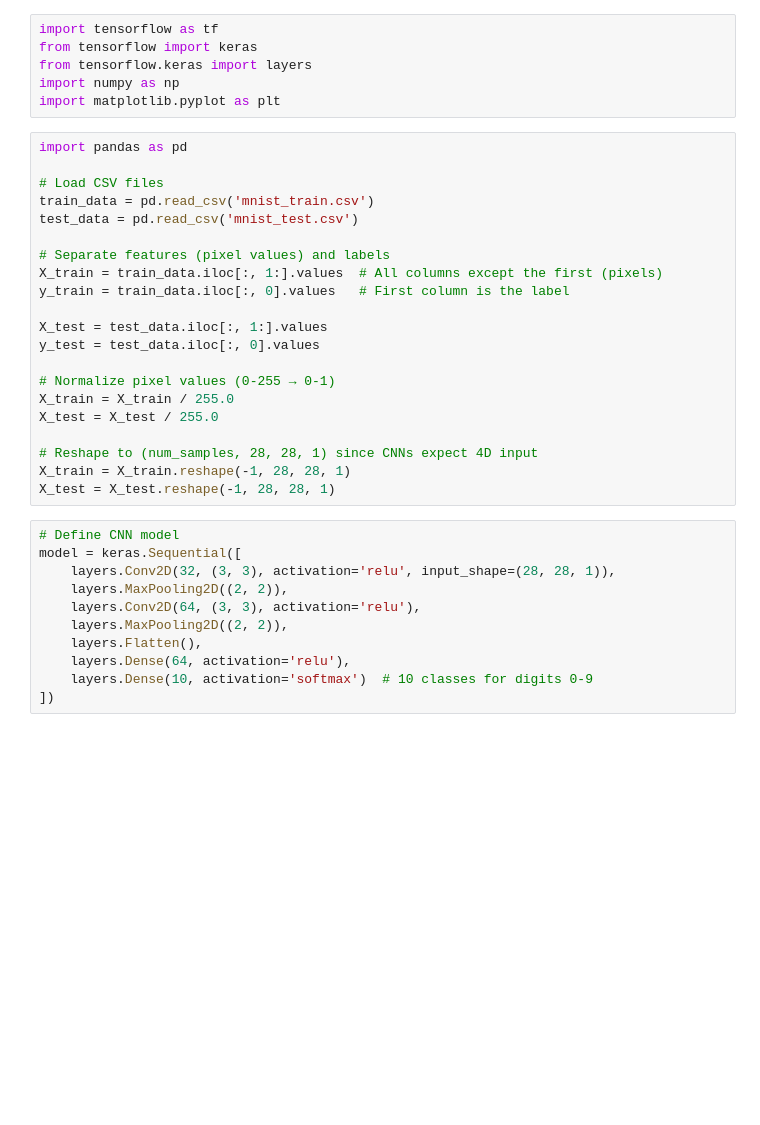
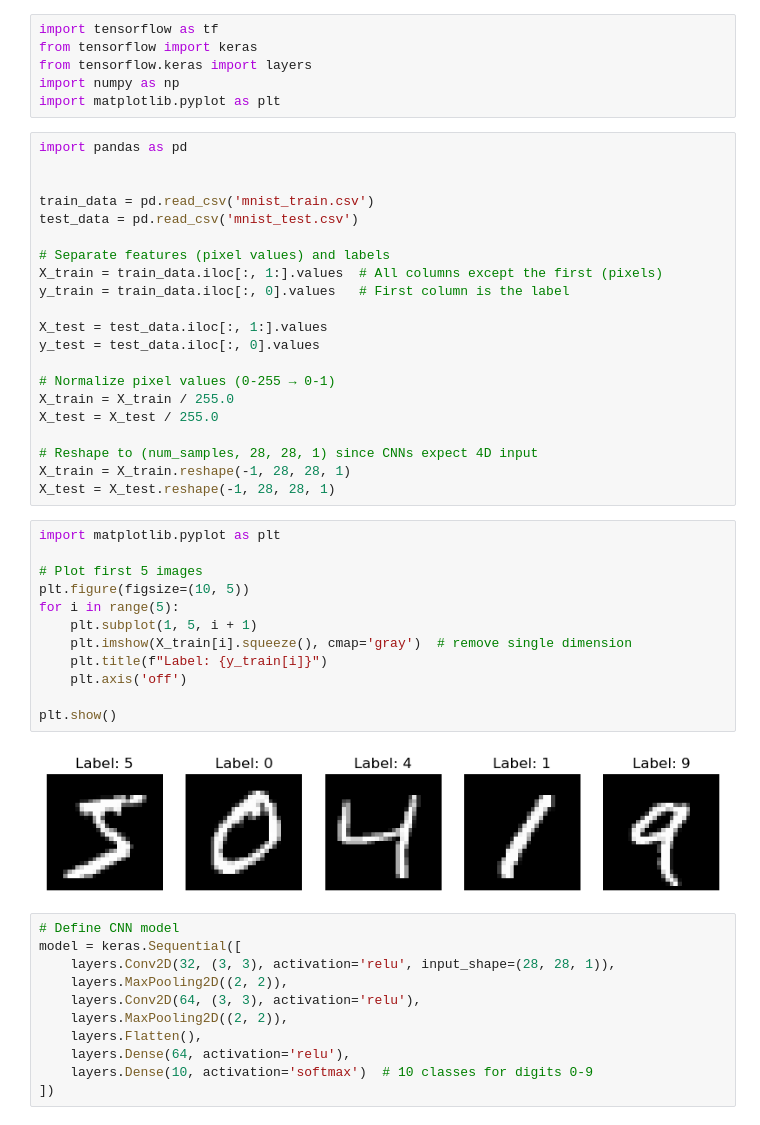
Before and after one commit to srinijalanda93/DL_CODES, a Jupyter notebook: lab4_2448526.ipynb, the cells around one changed output. Cells and saved outputs as stored; diff of their text form; blank space fills up the shorter version.

```diff
--- a/lab4_2448526.ipynb
+++ b/lab4_2448526.ipynb
@@ -7,7 +7,7 @@ import matplotlib.pyplot as plt
 # %%
 import pandas as pd
 
-# Load CSV files
+
 train_data = pd.read_csv('mnist_train.csv')
 test_data = pd.read_csv('mnist_test.csv')
 
@@ -25,6 +25,20 @@ X_test = X_test / 255.0
 # Reshape to (num_samples, 28, 28, 1) since CNNs expect 4D input
 X_train = X_train.reshape(-1, 28, 28, 1)
 X_test = X_test.reshape(-1, 28, 28, 1)
+# %%
+import matplotlib.pyplot as plt
+
+# Plot first 5 images
+plt.figure(figsize=(10, 5))
+for i in range(5):
+    plt.subplot(1, 5, i + 1)
+    plt.imshow(X_train[i].squeeze(), cmap='gray')  # remove single dimension
+    plt.title(f"Label: {y_train[i]}")
+    plt.axis('off')
+
+plt.show()
+# %% [output]
+[figure, added]
 # %%
 # Define CNN model
 model = keras.Sequential([
```
Also changed, not shown: parts of 4 cells of this notebook, 6 other files.
